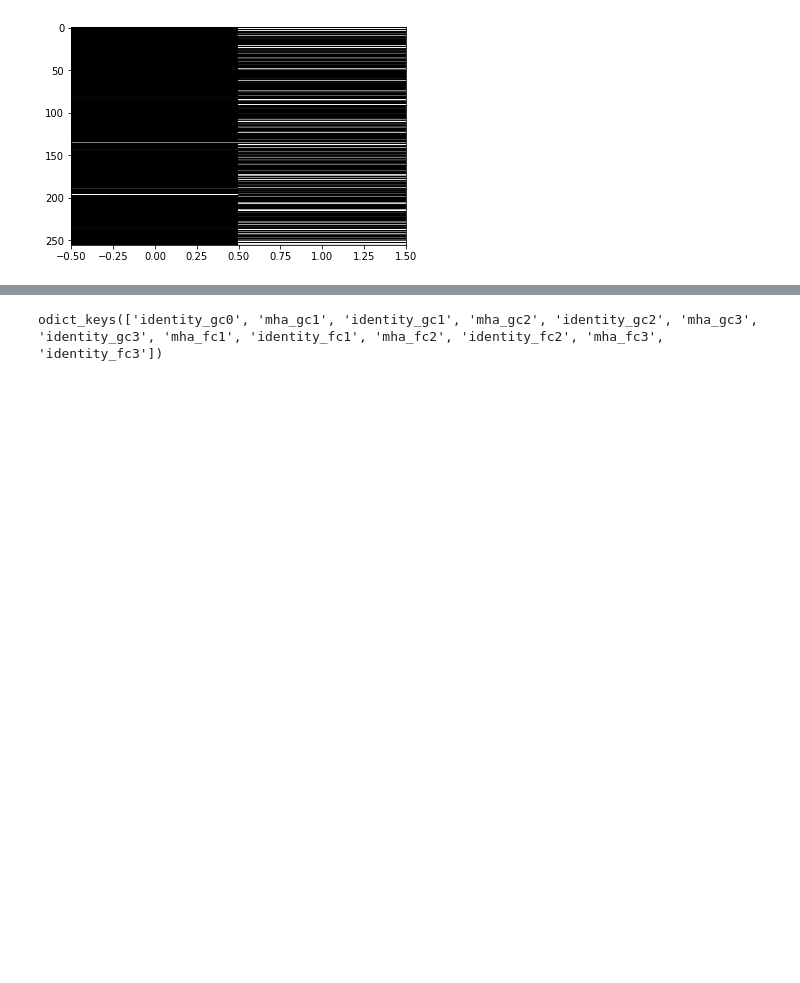
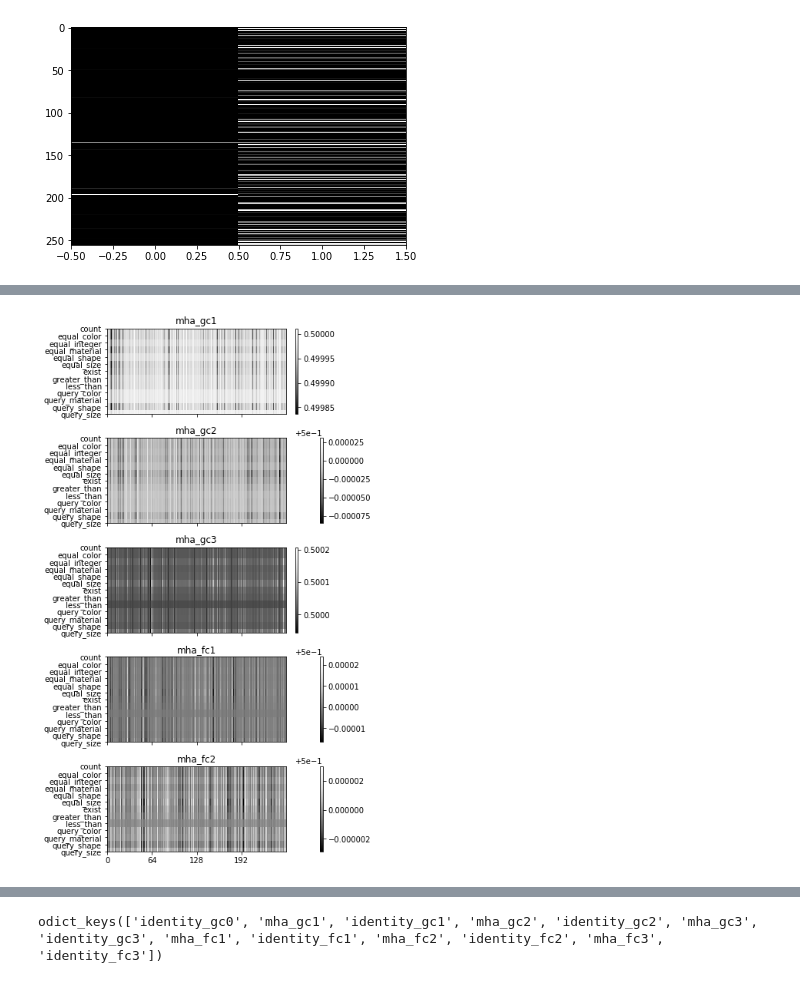
Before and after one commit to fcorencoret/dynamic-rn, a Jupyter notebook: visualizaciones.ipynb, the cells around one changed output, grey strips where cells are left out. Saved outputs shown, nothing was run; the diff lists cells and outputs as text; code cells hidden in the pictures; blank space fills up the shorter version.

```diff
--- a/visualizaciones.ipynb
+++ b/visualizaciones.ipynb
@@ -279,6 +315,13 @@ plt.imshow(norm_activations2.detach().numpy(), aspect='auto', cmap='Greys_r')
 # %%
-loader = DataLoader(selected_datasets_per_qtype['exist'], batch_size=10, shuffle=False, num_workers=0, collate_fn=collate_samples_from_pixels)
+loader = DataLoader(selected_datasets_per_qtype['exist'], batch_size=5, shuffle=False, num_workers=0, collate_fn=collate_samples_from_pixels)
 # %%
+model = RN(args=args, hyp=hyp)
+model = torch.nn.DataParallel(model)
+model.load_state_dict(torch.load('best_weights/No_reg_sb_01.pth', map_location='cpu'))
+model = model.module
+
+mid_getter = IntermediateLayerGetter(model, return_layers, keep_output=False)
+
 all_res = {}
 for qtype in tqdm(qtypes):
     res = make_res_dict()
@@ -321,0 +361,22 @@ for qtype in tqdm(qtypes):
+# %%
+# Reg 0.1 subset 0.1
+
+fig, axes = plt.subplots(ncols=1, nrows=len(mha_keys) - 1, figsize=(6, 10), sharex=True, constrained_layout=True)
+
+norm = colors.LogNorm()
+for i, k in enumerate(mha_keys[:-1]):
+    ax = axes[i]
+    img = ax.imshow(
+        np.array([all_res[qtype][k].mean(dim=0).numpy() for qtype in qtypes]),
+        aspect='auto',
+        cmap='Greys_r',
+    )
+    ax.set_title(k)
+    ax.set_yticks(list(range(len(qtypes))))
+    ax.set_yticklabels(qtypes)
+    ax.set_xticks([64 * i for i in range(4)])
+    cbar = fig.colorbar(img, ax=ax)
+
+plt.show()
+# %% [output]
+[figure, added]
```
Also changed, not shown: parts of 40 cells of this notebook, 4 other files.
